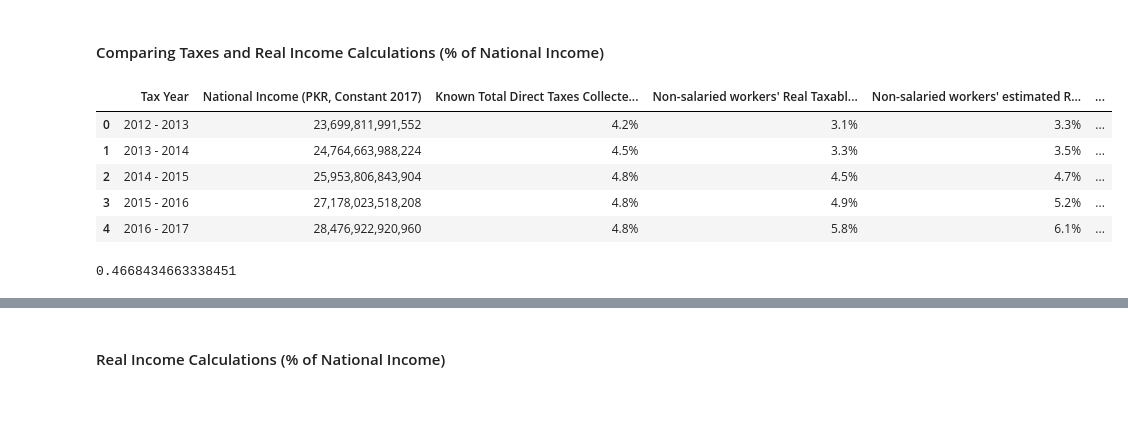
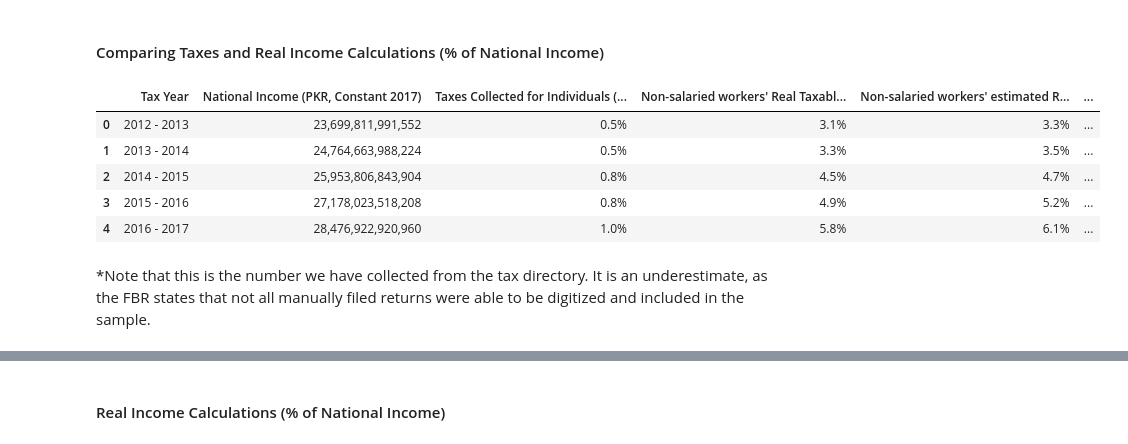
Before and after one commit to ali-aka-ahmed/DistributionalNationalAccounts-Pakistan, a Jupyter notebook: data_files/TaxCalculations.ipynb, the cells around one changed output, grey strips where cells are left out. Drawn from its saved outputs; the diff is of its cells as text; code cells hidden in the pictures; blank space fills up the shorter version.

```diff
--- a/data_files/TaxCalculations.ipynb
+++ b/data_files/TaxCalculations.ipynb
@@ -1049,58 +1087,43 @@ r_pnins2014 = sum(taxable_incomes_nonsalaried_2014_15) / gdpd_2014 / (1 - ns_ded
 r_pnins2015 = sum(taxable_incomes_nonsalaried_2015_16) / gdpd_2015 / (1 - ns_deduction_rate) / ni2015
 r_pnins2016 = sum(taxable_incomes_nonsalaried_2016_17) / gdpd_2016 / (1 - ns_deduction_rate) / ni2016
 
 dt_percent_2012 = np.mean([list(grd_pak_direct_tax[grd_pak_direct_tax["YEAR"] == 2012]["DIRECT TAXES"])[0],
                       list(grd_pak_direct_tax[grd_pak_direct_tax["YEAR"] == 2013]["DIRECT TAXES"])[0]])
 dt_percent_2013 = np.mean([list(grd_pak_direct_tax[grd_pak_direct_tax["YEAR"] == 2013]["DIRECT TAXES"])[0],
                       list(grd_pak_direct_tax[grd_pak_direct_tax["YEAR"] == 2014]["DIRECT TAXES"])[0]])
 dt_percent_2014 = np.mean([list(grd_pak_direct_tax[grd_pak_direct_tax["YEAR"] == 2014]["DIRECT TAXES"])[0],
                       list(grd_pak_direct_tax[grd_pak_direct_tax["YEAR"] == 2015]["DIRECT TAXES"])[0]])
 dt_percent_2015 = list(grd_pak_direct_tax[grd_pak_direct_tax["YEAR"] == 2015]["DIRECT TAXES"])[0]
 
-# 796805000000 collected by FBR (direct amount in that years' currency, see headbook in supplemental_tax_information)
-# 947712000000 collected FBR (direct amount in that years' currency, see headbook in supplemental_tax_information)
-# 1096046000000 collected FBR (direct amount in that years' currency, see headbook in supplemental_tax_information)
-# 1217500000000 collected FBR (direct amount in that years' currency, see headbook in supplemental_tax_information)
-# 1344200000000 collected FBR (direct amount in that years' currency, see headbook in supplemental_tax_information)
-dt_calc_2012 = 796805000000 / gdpd_2012 / ni2012
-dt_calc_2013 = 947712000000 / gdpd_2013 / ni2013
-dt_calc_2014 = 1096046000000 / gdpd_2014 / ni2014
-dt_calc_2015 = 1217500000000 / gdpd_2015 / ni2015
-dt_calc_2016 = 1344200000000 / gdpd_2016 / ni2016
-# 43.1% CoD and VP (direct amount in that years' currency, see headbook in supplemental_tax_information)
-# 37.5% CoD and VP (direct amount in that years' currency, see headbook in supplemental_tax_information)
-# 36.9% CoD and VP (direct amount in that years' currency, see headbook in supplemental_tax_information)
-# 39% CoD and VP (direct amount in that years' currency, see headbook in supplemental_tax_information)
-# 34.5% CoD and VP (direct amount in that years' currency, see headbook in supplemental_tax_information)
+dt_calc_2012 = sum(taxes_paid_2012_13) / gdpd_2012 / ni2012
+dt_calc_2013 = sum(taxes_paid_2013_14) / gdpd_2013 / ni2013
+dt_calc_2014 = sum(taxes_paid_2014_15) / gdpd_2014 / ni2014
+dt_calc_2015 = sum(taxes_paid_2015_16) / gdpd_2015 / ni2015
+dt_calc_2016 = sum(taxes_paid_2016_17) / gdpd_2016 / ni2016
 
 d = {
     'Tax Year': ["2012 - 2013", "2013 - 2014", "2014 - 2015", "2015 - 2016", "2016 - 2017"],
     'National Income (PKR, Constant 2017)': [format_number(int(ni2012)), format_number(int(ni2013)), format_number(int(ni2014)), format_number(int(ni2015)), format_number(int(ni2016))],
     "Salaried Workers Real Taxable Income (% of National Income)": [format_percent(pnis2012, 1), format_percent(pnis2013, 1), format_percent(pnis2014, 1), format_percent(pnis2015, 1), format_percent(pnis2016, 1)],
     "Salaried Workers estimated Real Income (Taxable Income with 5% Deduction, % of National Income)": [format_percent(r_pnis2012, 1), format_percent(r_pnis2013, 1), format_percent(r_pnis2014, 1), format_percent(r_pnis2015, 1), format_percent(r_pnis2016, 1)],
     "Non-salaried workers' Real Taxable Income (% of National Income)": [format_percent(pnins2012, 1), format_percent(pnins2013, 1), format_percent(pnins2014, 1), format_percent(pnins2015, 1), format_percent(pnins2016, 1)],
     "Non-salaried workers' estimated Real Income (Taxable Income with 5% Deduction, % of National Income)": [format_percent(r_pnins2012, 1), format_percent(r_pnins2013, 1), format_percent(r_pnins2014, 1), format_percent(r_pnins2015, 1), format_percent(r_pnins2016, 1)],
-    "Known Total Direct Taxes Collected (% of National Income)": [format_percent(dt_calc_2012, 1), format_percent(dt_calc_2013, 1), format_percent(dt_calc_2014, 1), format_percent(dt_calc_2015, 1), format_percent(dt_calc_2016, 1)]
+    "Taxes Collected for Individuals (% of National Income)*": [format_percent(dt_calc_2012, 1), format_percent(dt_calc_2013, 1), format_percent(dt_calc_2014, 1), format_percent(dt_calc_2015, 1), format_percent(dt_calc_2016, 1)]
     }
 
 income_calculations = pd.DataFrame(data=d)
 income_calculations = income_calculations[["Tax Year",
          "National Income (PKR, Constant 2017)",
-         "Known Total Direct Taxes Collected (% of National Income)",
+         "Taxes Collected for Individuals (% of National Income)*",
          "Non-salaried workers' Real Taxable Income (% of National Income)",
          "Non-salaried workers' estimated Real Income (Taxable Income with 5% Deduction, % of National Income)",
          "Salaried Workers Real Taxable Income (% of National Income)",
          "Salaried Workers estimated Real Income (Taxable Income with 5% Deduction, % of National Income)"]]
 income_calculations
 # %% [output]
-|  | Tax Year | National Income (PKR, Constant 2017) | Known Total Direct Taxes Collecte... | Non-salaried workers' Real Taxabl... | Non-salaried workers' estimated R... | ... |
-| 0 | 2012 - 2013 | 23,699,811,991,552 | 4.2% | 3.1% | 3.3% | ... |
-| 1 | 2013 - 2014 | 24,764,663,988,224 | 4.5% | 3.3% | 3.5% | ... |
-| 2 | 2014 - 2015 | 25,953,806,843,904 | 4.8% | 4.5% | 4.7% | ... |
-| 3 | 2015 - 2016 | 27,178,023,518,208 | 4.8% | 4.9% | 5.2% | ... |
-| 4 | 2016 - 2017 | 28,476,922,920,960 | 4.8% | 5.8% | 6.1% | ... |
+|  | Tax Year | National Income (PKR, Constant 2017) | Taxes Collected for Individuals (... | Non-salaried workers' Real Taxabl... | Non-salaried workers' estimated R... | ... |
+| 0 | 2012 - 2013 | 23,699,811,991,552 | 0.5% | 3.1% | 3.3% | ... |
+| 1 | 2013 - 2014 | 24,764,663,988,224 | 0.5% | 3.3% | 3.5% | ... |
+| 2 | 2014 - 2015 | 25,953,806,843,904 | 0.8% | 4.5% | 4.7% | ... |
+| 3 | 2015 - 2016 | 27,178,023,518,208 | 0.8% | 4.9% | 5.2% | ... |
+| 4 | 2016 - 2017 | 28,476,922,920,960 | 1.0% | 5.8% | 6.1% | ... |
-# %%
-# 2.1% collected in terms of national income according to FBR Summary
-sum(taxes_paid_2012_13) / gdpd_2012 / ni2012 * 100 # collected according to literal documents
-# %% [output]
-0.4668434663338451
@@ -1110,0 +1130,2 @@ sum(taxes_paid_2012_13) / gdpd_2012 / ni2012 * 100 # collected according to lite
+# %% [markdown]
+\*Note that this is the number we have collected from the tax directory. It is an underestimate, as the FBR states that not all manually filed returns were able to be digitized and included in the sample.
```
Also changed, not shown: parts of 36 cells of this notebook, 7 other files.
